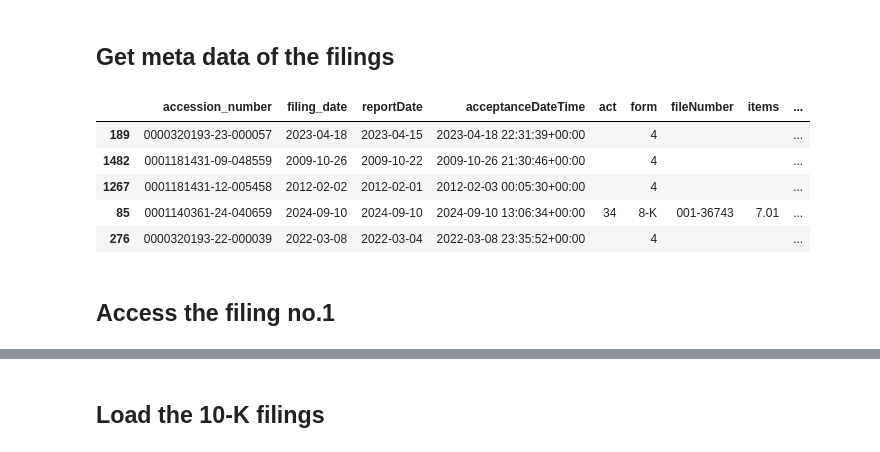
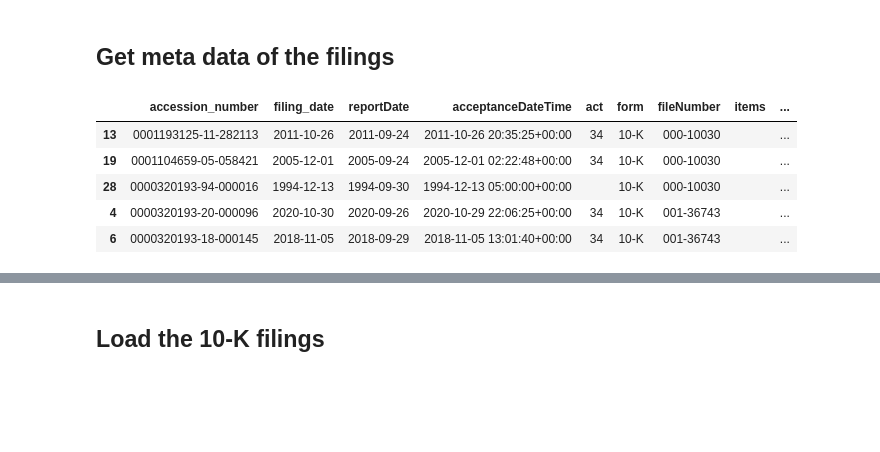
Before and after one commit to pakkapol-s/Data-Analysis-Projects, a Jupyter notebook: Edgar_Tools/Apple_filings.ipynb, the cells around one changed output, grey strips where cells are left out. Saved outputs shown, nothing was run; the diff lists cells and outputs as text; code cells hidden in the pictures; blank space fills up the shorter version.

```diff
--- a/Edgar_Tools/Apple_filings.ipynb
+++ b/Edgar_Tools/Apple_filings.ipynb
@@ -85,0 +86,3 @@ quater_filings.sample(5)
+# %%
+quater_filings = filings.filter(form="10-K")  # Insider transactions
+quater_filings
@@ -104,13 +126,11 @@ annual_filings.sample(5)
 # %% [markdown]
 ## Get meta data of the filings
 # %%
-filings.to_pandas().sample(5)
+quater_filings.to_pandas().sample(5)
 # %% [output]
 |  | accession_number | filing_date | reportDate | acceptanceDateTime | act | form | fileNumber | items | ... |
-| 189 | 0000320193-23-000057 | 2023-04-18 | 2023-04-15 | 2023-04-18 22:31:39+00:00 |  | 4 |  |  | ... |
-| 1482 | 0001181431-09-048559 | 2009-10-26 | 2009-10-22 | 2009-10-26 21:30:46+00:00 |  | 4 |  |  | ... |
-| 1267 | 0001181431-12-005458 | 2012-02-02 | 2012-02-01 | 2012-02-03 00:05:30+00:00 |  | 4 |  |  | ... |
-| 85 | 0001140361-24-040659 | 2024-09-10 | 2024-09-10 | 2024-09-10 13:06:34+00:00 | 34 | 8-K | 001-36743 | 7.01 | ... |
-| 276 | 0000320193-22-000039 | 2022-03-08 | 2022-03-04 | 2022-03-08 23:35:52+00:00 |  | 4 |  |  | ... |
+| 13 | 0001193125-11-282113 | 2011-10-26 | 2011-09-24 | 2011-10-26 20:35:25+00:00 | 34 | 10-K | 000-10030 |  | ... |
+| 19 | 0001104659-05-058421 | 2005-12-01 | 2005-09-24 | 2005-12-01 02:22:48+00:00 | 34 | 10-K | 000-10030 |  | ... |
+| 28 | 0000320193-94-000016 | 1994-12-13 | 1994-09-30 | 1994-12-13 05:00:00+00:00 |  | 10-K | 000-10030 |  | ... |
+| 4 | 0000320193-20-000096 | 2020-10-30 | 2020-09-26 | 2020-10-29 22:06:25+00:00 | 34 | 10-K | 001-36743 |  | ... |
+| 6 | 0000320193-18-000145 | 2018-11-05 | 2018-09-29 | 2018-11-05 13:01:40+00:00 | 34 | 10-K | 001-36743 |  | ... |
-# %% [markdown]
-## Access the filing no.1
```
Also changed, not shown: parts of 24 cells of this notebook, 4 other files.
